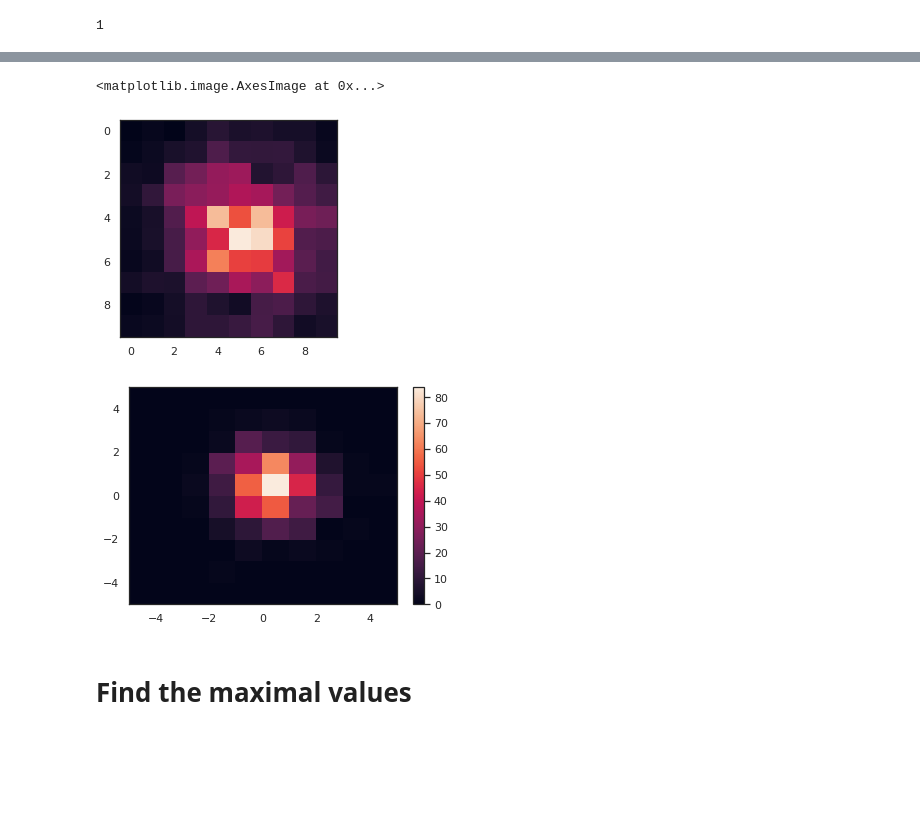
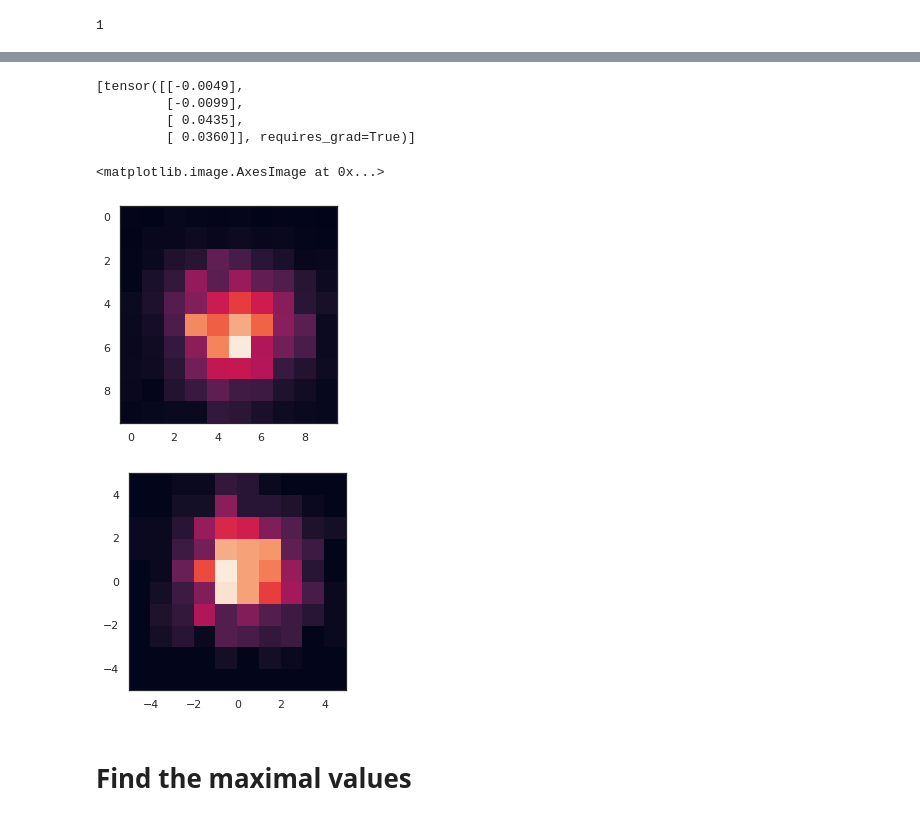
Before and after one commit to akshay-vedi/DeePyMoD_torch, a Jupyter notebook: notebooks/Analysis_data_SPT.ipynb, the cells around one changed output, grey strips where cells are left out. Cells and saved outputs as stored; diff of their text form; code cells hidden in the pictures; blank space fills up the shorter version.

```diff
--- a/notebooks/Analysis_data_SPT.ipynb
+++ b/notebooks/Analysis_data_SPT.ipynb
@@ -177,17 +173,27 @@ tensor([[-0.0292],
+# %%
+coeff_vector_list
+# %% [output]
+[tensor([[-0.0049],
+         [-0.0099],
+         [ 0.0435],
+         [ 0.0360]], requires_grad=True)]
 # %%
 X_all = torch.tensor(X, dtype=torch.float32, requires_grad=True)
 prediction_full = network(X_all)
 # %%
-plt.imshow(prediction_full.detach().numpy().reshape(10,10,10)[8,:,:], aspect=1)
+plt.imshow(prediction_full.detach().numpy().reshape(10,10,10)[5,:,:].T, aspect=1)
 # %% [output]
 <matplotlib.image.AxesImage at 0x...>
-[figure, old version]
+[figure, new version]
 # %%
-plt.hist2d(x=x_array[2],y=y_array[2],bins=10,range=[[-5,5],[-5,5]])
-plt.colorbar()
+time = 5
+fig = plt.figure()
+ax = fig.add_subplot(111)
+ax.hist2d(x=x_array[time],y=y_array[time],bins=10,range=[[-5,5],[-5,5]])
+ax.set_aspect(aspect=1)
 plt.show()
 # %% [output]
-[figure, old version]
+[figure, new version]
 # %% [markdown]
 # Find the maximal values
 # %%
```
Also changed, not shown: parts of 8 cells of this notebook, 29 other files.
